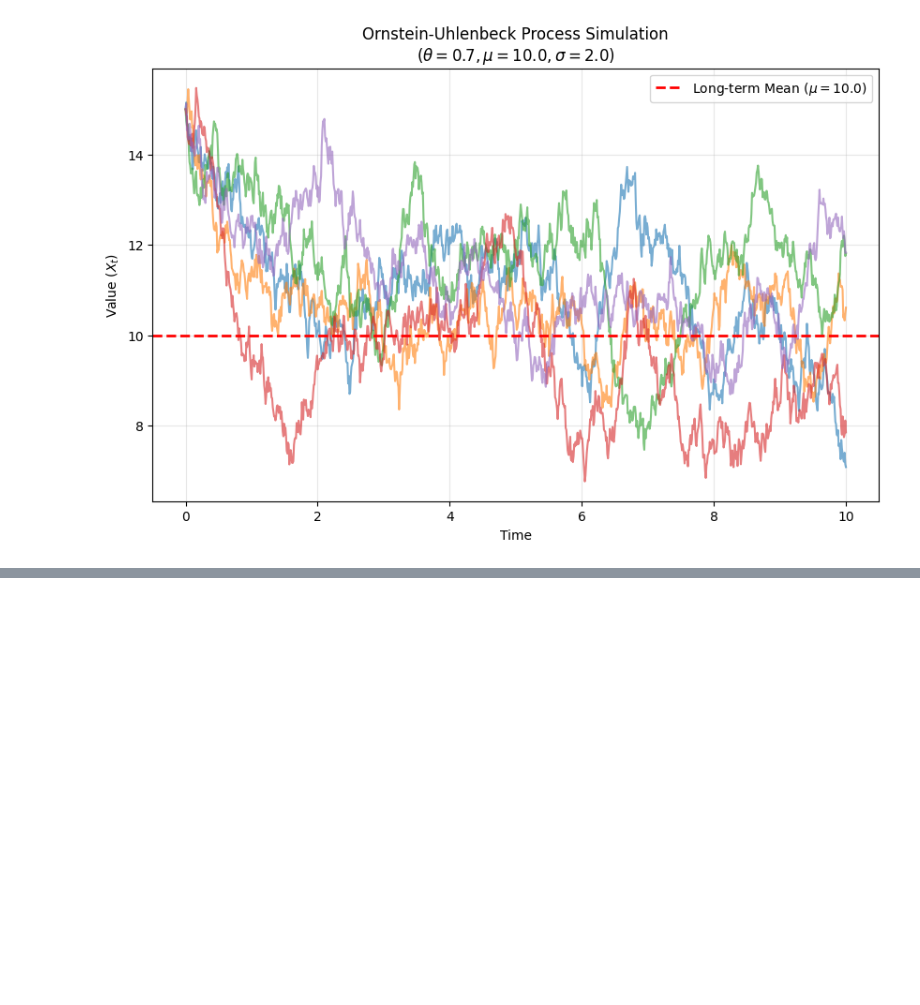
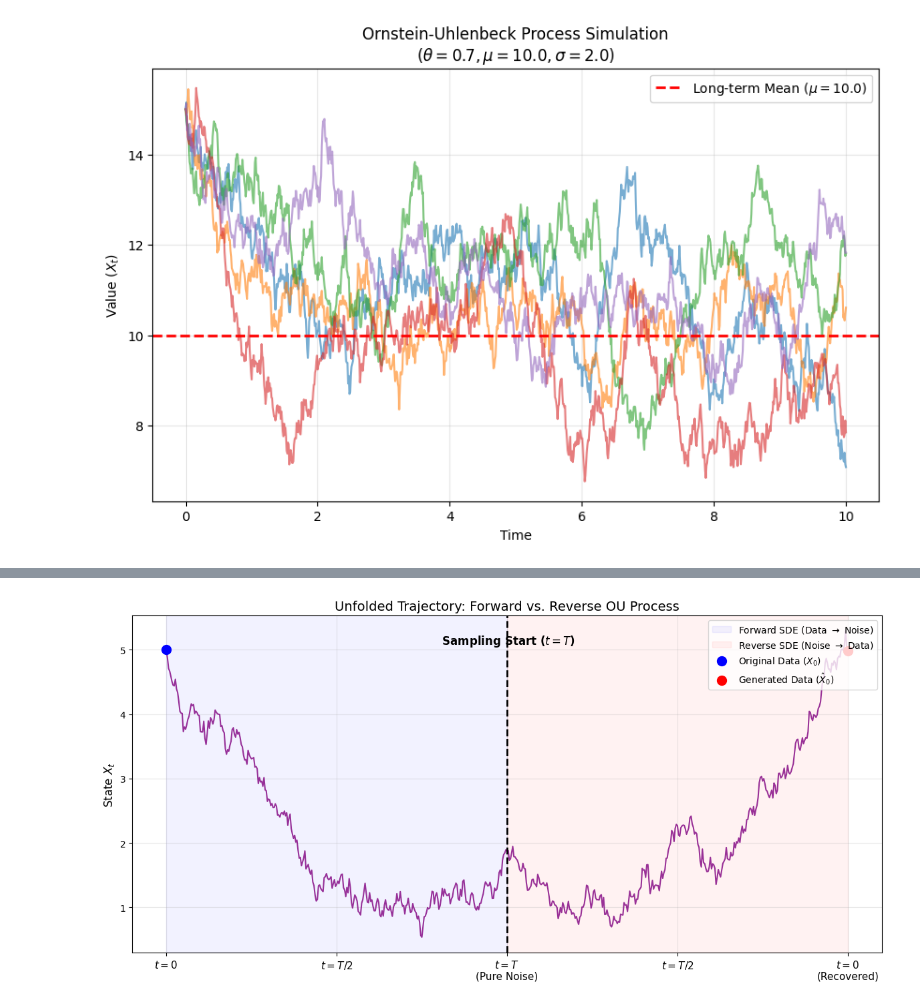
Before and after one commit to XuanWeiWang-999/2025Autumn_ML-project-DiffusionModel_02, a Jupyter notebook: 20260128_code/OUprocess_EulerMaruyama.ipynb, the cells around one changed output, grey strips where cells are left out. Drawn from its saved outputs; the diff is of its cells as text; code cells hidden in the pictures; blank space fills up the shorter version.

```diff
--- a/20260128_code/OUprocess_EulerMaruyama.ipynb
+++ b/20260128_code/OUprocess_EulerMaruyama.ipynb
@@ -71,0 +169,96 @@ plt.show()
+# %%
+import numpy as np
+import matplotlib.pyplot as plt
+
+# --- 1. 定義輔助函數 (與前次相同) ---
+def analytical_mean_var(t, x0, theta, mu, sigma):
+    """計算 OU 過程在時間 t 的解析均值與變異數"""
+    exp_theta_t = np.exp(-theta * t)
+    mean_t = mu + (x0 - mu) * exp_theta_t
+    var_t = (sigma**2 / (2 * theta)) * (1 - exp_theta_t**2)
+    return mean_t, var_t
+
+def get_score(x, t, x0, theta, mu, sigma):
+    """計算 Score Function: ∇ log p_t(x)"""
+    mean_t, var_t = analytical_mean_var(t, x0, theta, mu, sigma)
+    if var_t < 1e-5: return 0
+    return -(x - mean_t) / var_t
+
+# --- 2. 參數與模擬 ---
+theta = 1.0
+mu = 0.0
+sigma = 1.0
+x0_true = 5.0
+T = 3.0       # 拉長一點時間，讓收斂更明顯
+dt = 0.01
+N = int(T / dt)
+t_axis = np.linspace(0, T, N+1)
+
+# [Forward Pass]
+x_fwd = np.zeros(N+1)
+x_fwd[0] = x0_true
+for i in range(N):
+    dw = np.random.normal(0, np.sqrt(dt))
+    x_fwd[i+1] = x_fwd[i] + theta*(mu - x_fwd[i])*dt + sigma*dw
+
+# [Reverse Pass]
+# 從 Forward 的終點開始，時間倒流
+x_rev = np.zeros(N+1)
+x_rev[-1] = x_fwd[-1] # 起點設為 Forward 的終點
+
+for i in range(N-1, -1, -1):
+    t_current = t_axis[i+1]
+    x_curr = x_rev[i+1]
+
+    # 計算 Score
+    score = get_score(x_curr, t_current, x0_true, theta, mu, sigma)
+
+    # Reverse SDE 更新
+    rev_drift = theta*(mu - x_curr) - (sigma**2)*score
+    dw = np.random.normal(0, np.sqrt(dt))
+    x_rev[i] = x_curr - rev_drift*dt + sigma*dw
+
+# --- 3. 繪圖 (展開視圖) ---
+plt.figure(figsize=(12, 6))
+
+# 定義「展開後」的時間軸
+# 左半邊: 0 ~ T
+# 右半邊: T ~ 2T (用來表示從 T 倒數回 0 的過程)
+global_time_axis = np.concatenate([t_axis, t_axis + T])
+
+# 準備數據
+# x_fwd: 正常順序 (0 -> T)
+# x_rev: 需要反轉 (因為 array 索引 0 是 t=0，索引 -1 是 t=T)
+# 我們希望畫圖順序是 T -> 0，所以要取 x_rev[::-1]
+combined_trajectory = np.concatenate([x_fwd, x_rev[::-1]])
+
+# 繪製軌跡
+plt.plot(global_time_axis, combined_trajectory, color='purple', lw=1.5, alpha=0.8)
+
+# 區分 Forward (藍色區域) 與 Reverse (紅色區域)
+plt.axvspan(0, T, color='blue', alpha=0.05, label='Forward SDE (Data $\\to$ Noise)')
+plt.axvspan(T, 2*T, color='red', alpha=0.05, label='Reverse SDE (Noise $\\to$ Data)')
+
+# 中間的分隔線 (T)
+plt.axvline(x=T, color='black', linestyle='--', linewidth=2)
+plt.text(T, plt.ylim()[1]*0.95, ' Sampling Start ($t=T$)', ha='center', va='top', fontsize=12, fontweight='bold')
+
+# 標示起點與終點
+plt.scatter([0], [x0_true], color='blue', s=100, zorder=5, label='Original Data ($X_0$)')
+plt.scatter([2*T], [x_rev[0]], color='red', s=100, zorder=5, label='Generated Data ($\hat{X}_0$)')
+
+# 設定 X 軸標籤 (自定義刻度)
+# 我們希望 X 軸顯示的是物理時間 t
+ticks = [0, T/2, T, T + T/2, 2*T]
+tick_labels = ['$t=0$', '$t=T/2$', '$t=T$\n(Pure Noise)', '$t=T/2$', '$t=0$\n(Recovered)']
+plt.xticks(ticks, tick_labels, fontsize=11)
+
+plt.title('Unfolded Trajectory: Forward vs. Reverse OU Process', fontsize=14)
+plt.ylabel('State $X_t$', fontsize=12)
+plt.legend(loc='upper right')
+plt.grid(True, alpha=0.3)
+
+plt.tight_layout()
+plt.show()
+# %% [output]
+[figure, added]
```
Also changed, not shown: parts of 6 cells of this notebook.
